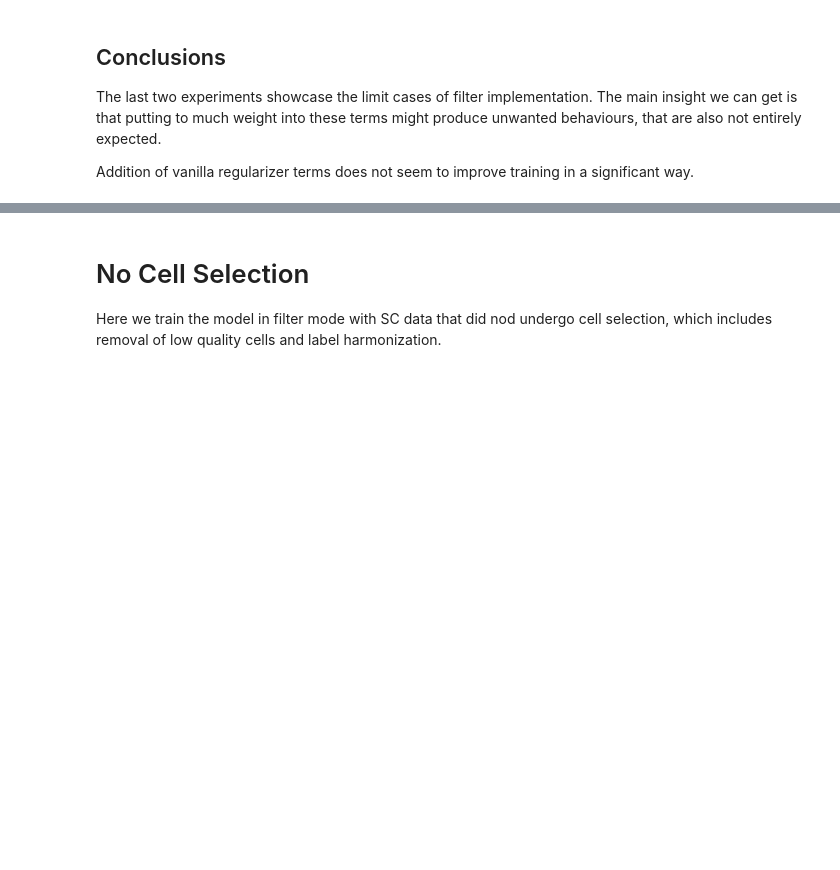
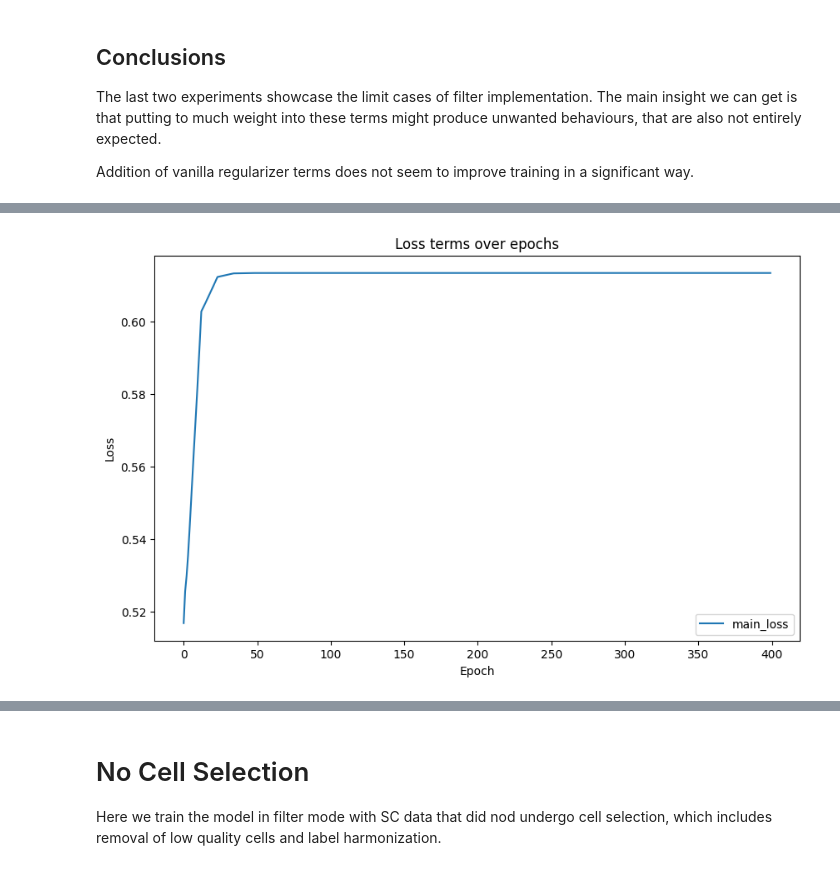
Before and after one commit to enric-bazz/Tangram, a Jupyter notebook: MyNotebooks/filter_mode_analysis.ipynb, the cells around one changed output, grey strips where cells are left out. Drawn from its saved outputs; the diff is of its cells as text; code cells hidden in the pictures; blank space fills up the shorter version.

```diff
--- a/MyNotebooks/filter_mode_analysis.ipynb
+++ b/MyNotebooks/filter_mode_analysis.ipynb
@@ -485,0 +537,5 @@ Addition of vanilla regularizer terms does not seem to improve training in a sig
+# %%
+# Plot main loss
+tg.plot_loss_term(adata_map=ad_map_unif, loss_key="main_loss", lambda_scale=False)
+# %% [output]
+[figure, added]
```
Also changed, not shown: parts of 8 cells of this notebook.
